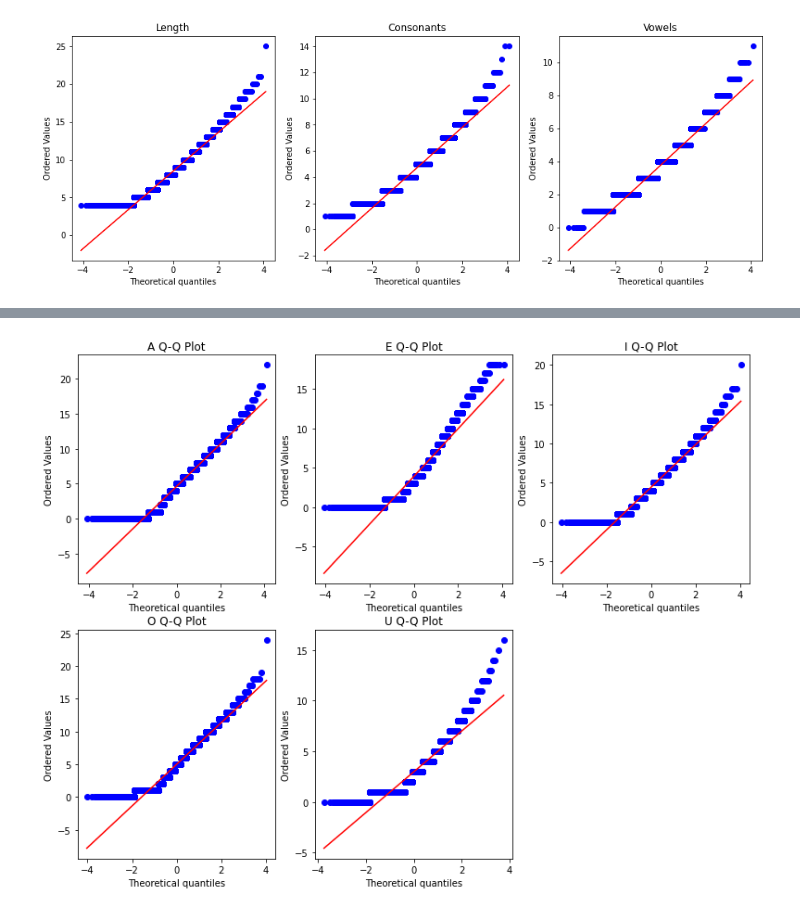
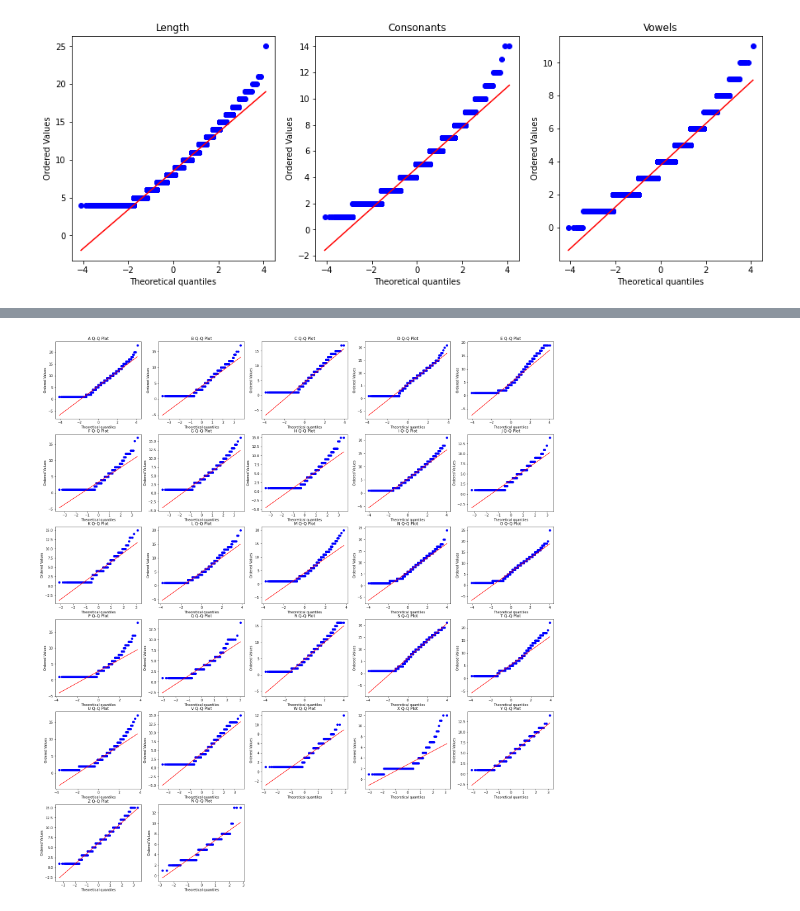
Before and after one commit to valenrami5/__valen__, a Jupyter notebook: hypothesis_testing.ipynb, the cells around one changed output, grey strips where cells are left out. Drawn from its saved outputs; the diff is of its cells as text; code cells hidden in the pictures.

```diff
--- a/hypothesis_testing.ipynb
+++ b/hypothesis_testing.ipynb
@@ -128,7 +109,11 @@ for word in (df['Words']):
     for pos, letter in enumerate(word):
         letters.append(letter)
         position.append(pos)
-        word_each.append(word)
 
-df_letters_position = pd.DataFrame(list(zip(letters, position)),
+
+letters_position = pd.DataFrame(list(zip(letters, position)),
                columns =['Letter', 'Position']).sort_values(by='Letter')
+# %%
+df_letters_position= letters_position.copy()
+df_letters_position['Position']= df_letters_position['Position']+1
+df_letters_position
@@ -161,7 +324,3 @@ for pos, name in enumerate(df_letters_position['Letter'].unique()):
 
     letters = df_letters_position['Letter'].unique()
     df[name] = df_letters_position.loc[df_letters_position['Letter'] == letters[pos]]
-# %%
-#Are our data normal?
-for i in df.keys():
-     normal_test(df[i])
@@ -185,0 +327,14 @@ The null hypothesis can be rejected
+# %%
+fig =plt.figure(figsize=(30,33))
+columns = 5
+rows = 6
+for i, j in enumerate(df_letters_position['Letter'].unique()):
+    data= df[j].Position
+    ax= fig.add_subplot(rows, columns, i+1)
+    #stats.probplot(df[j].Position, fit=True, plot=ax)
+    sns.histplot(data, bins=10,  alpha=0.6,  ax=ax)
+    ax.set_title(str(j).upper()+ ' Distribution')
+    ax.axvline(x=data.median(), c='red', ls='-', lw=2.5, label = 'median')
+    ax.axvline(x=data.quantile(0.25), c='black', ls='-', lw=2.5, label = 'q25')
+    ax.axvline(x=data.quantile(0.75), c='black', ls='-', lw=2.5, label = 'q75')
+    ax.axvline(x=data.mean(), c='orange', ls='--', lw=2.5, label = 'mean')
@@ -186,14 +343,12 @@ The null hypothesis can be rejected
 # %%
-#Vowels Q-Q PLOT.
+#Consonants Q-Q PLOT.
 
-vowels=  ['a', 'e', 'i' ,'o', 'u']
-
-fig =plt.figure(figsize=(13,10))
-columns = 3
-rows = 2
-for i, j in enumerate (vowels):
+fig =plt.figure(figsize=(27,30))
+columns = 5
+rows = 6
+for i, j in enumerate (df_letters_position['Letter'].unique()):
     ax= fig.add_subplot(rows, columns, i+1)
     stats.probplot(df[j].Position, fit=True, plot=ax)
     ax.set_title(str(j).upper()+ ' Q-Q Plot')
 # %% [output]
-[figure, old version]
+[figure, new version]
```
Also changed, not shown: parts of 41 cells of this notebook, 4 other files.
